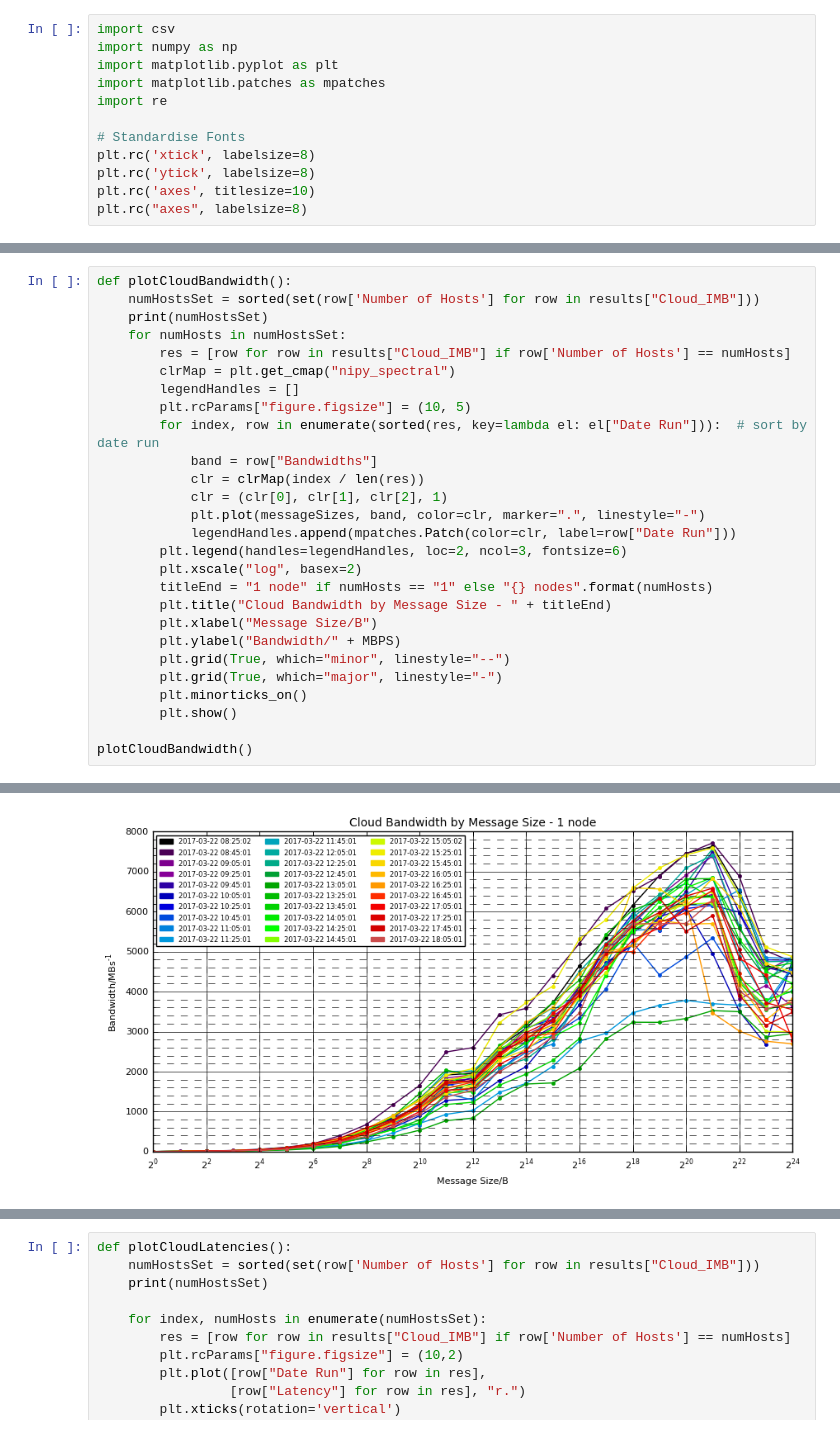
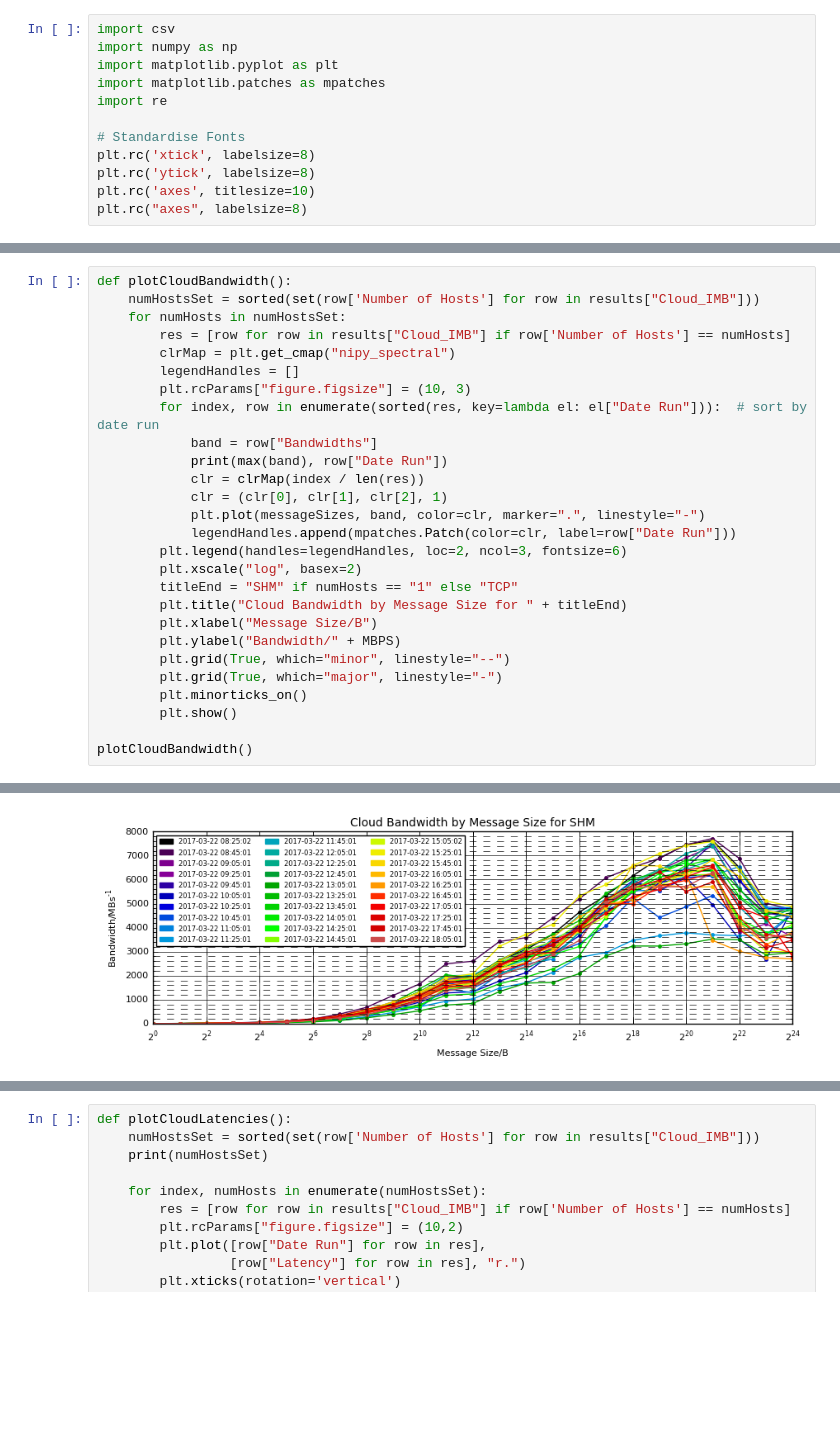
Before and after one commit to cal-id/SCD-Benchmark, a Jupyter notebook: Results/IMB_Notebooks/IMB_Analysis.ipynb, the cells around one changed output, grey strips where cells are left out. Cells and saved outputs as stored; diff of their text form; blank space fills up the shorter version.

```diff
--- a/Results/IMB_Notebooks/IMB_Analysis.ipynb
+++ b/Results/IMB_Notebooks/IMB_Analysis.ipynb
@@ -131,22 +142,22 @@ plotBandwidth()
 # %%
 def plotCloudBandwidth():
     numHostsSet = sorted(set(row['Number of Hosts'] for row in results["Cloud_IMB"]))
-    print(numHostsSet)
     for numHosts in numHostsSet:
         res = [row for row in results["Cloud_IMB"] if row['Number of Hosts'] == numHosts]
         clrMap = plt.get_cmap("nipy_spectral")
         legendHandles = []
-        plt.rcParams["figure.figsize"] = (10, 5)
+        plt.rcParams["figure.figsize"] = (10, 3)
         for index, row in enumerate(sorted(res, key=lambda el: el["Date Run"])):  # sort by date run
             band = row["Bandwidths"]
+            print(max(band), row["Date Run"])
             clr = clrMap(index / len(res))
             clr = (clr[0], clr[1], clr[2], 1)
             plt.plot(messageSizes, band, color=clr, marker=".", linestyle="-")
             legendHandles.append(mpatches.Patch(color=clr, label=row["Date Run"]))
         plt.legend(handles=legendHandles, loc=2, ncol=3, fontsize=6)
         plt.xscale("log", basex=2)
-        titleEnd = "1 node" if numHosts == "1" else "{} nodes".format(numHosts)
-        plt.title("Cloud Bandwidth by Message Size - " + titleEnd)
+        titleEnd = "SHM" if numHosts == "1" else "TCP"
+        plt.title("Cloud Bandwidth by Message Size for " + titleEnd)
         plt.xlabel("Message Size/B")
         plt.ylabel("Bandwidth/" + MBPS)
         plt.grid(True, which="minor", linestyle="--")
@@ -160 +187 @@ plotCloudBandwidth()
-[figure, old version]
+[figure, new version]
```
Also changed, not shown: parts of 7 cells of this notebook.
